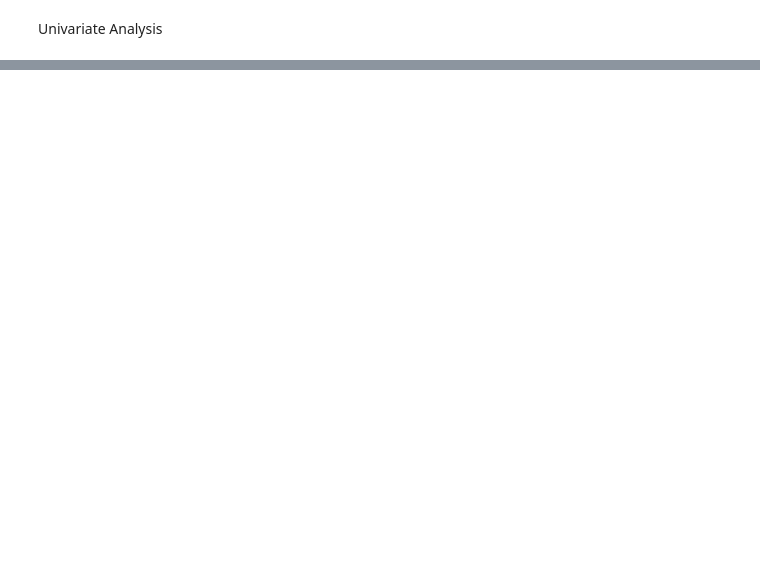
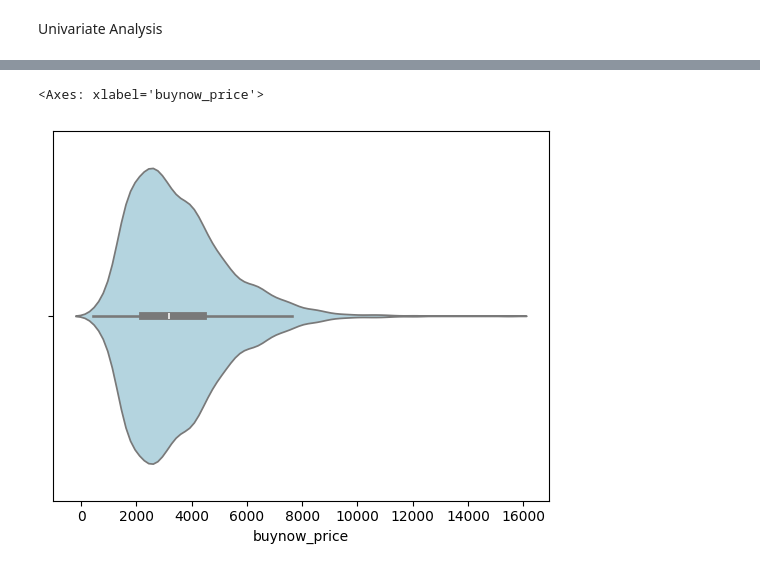
Before and after one commit to J-ZW-Wang/ss_data_project, a Jupyter notebook: Allegro_Laptop_Price_Prediction/Laptop price prediction.ipynb, the cells around one changed output, grey strips where cells are left out. Drawn from its saved outputs; the diff is of its cells as text; code cells hidden in the pictures; blank space fills up the shorter version.

```diff
--- a/Allegro_Laptop_Price_Prediction/Laptop price prediction.ipynb
+++ b/Allegro_Laptop_Price_Prediction/Laptop price prediction.ipynb
@@ -263,0 +269,5 @@ screen size: 6 ['17" - 17.9"' '15" - 15.9"' None '12" - 12.9"' '14" - 14.9"'
+# %%
+sns.violinplot(train_dt, x="buynow_price", color="lightblue")
+# %% [output]
+<Axes: xlabel='buynow_price'>
+[figure, added]
```
Also changed, not shown: parts of 37 cells of this notebook, 1 other file.
